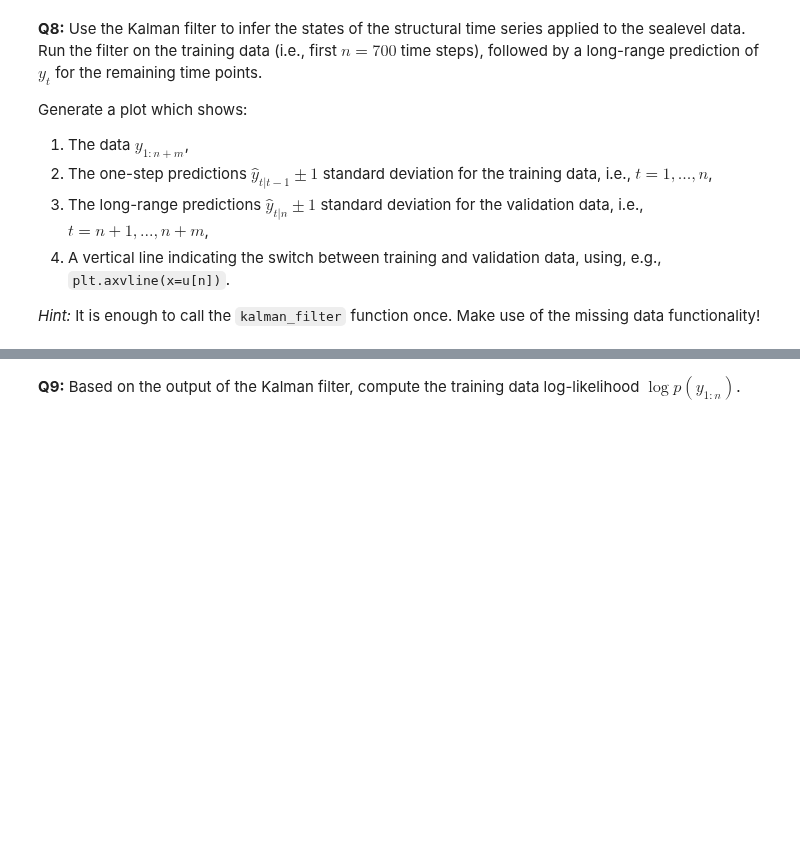
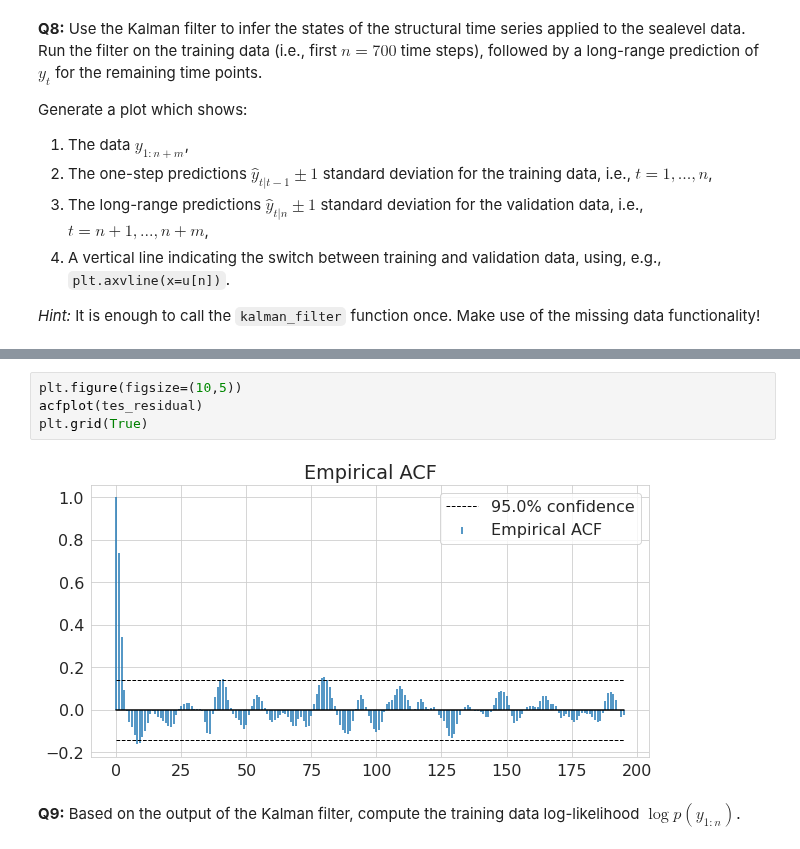
Before and after one commit to jrakhshanda/Time-Series-Sequence-Learning, a Jupyter notebook: tssl_lab2.ipynb, the cells around one changed output, grey strips where cells are left out. Saved outputs shown, nothing was run; the diff lists cells and outputs as text; blank space fills up the shorter version.

```diff
--- a/tssl_lab2.ipynb
+++ b/tssl_lab2.ipynb
@@ -219,3 +246,9 @@ _Hint:_ It is enough to call the `kalman_filter` function once. Make use of the
+# %%
+plt.figure(figsize=(10,5))
+acfplot(tes_residual)
+plt.grid(True)
+# %% [output]
+[figure, added]
 # %% [markdown]
 **Q9:** Based on the output of the Kalman filter, compute the training data log-likelihood $\log p(y_{1:n})$.
 # %% [markdown]
```
Also changed, not shown: parts of 13 cells of this notebook.
